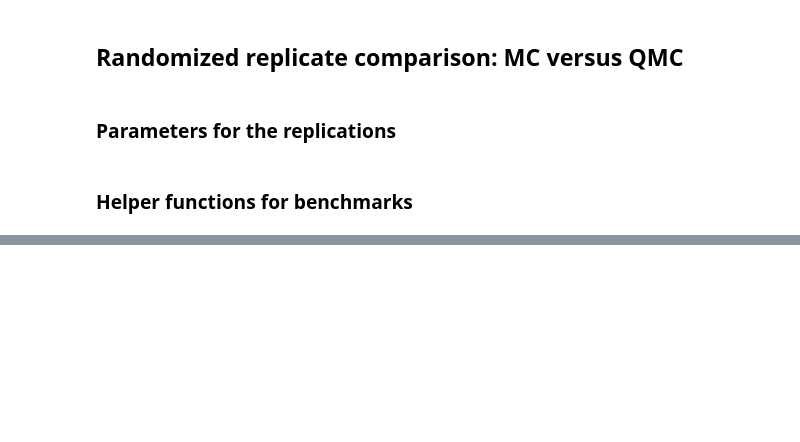
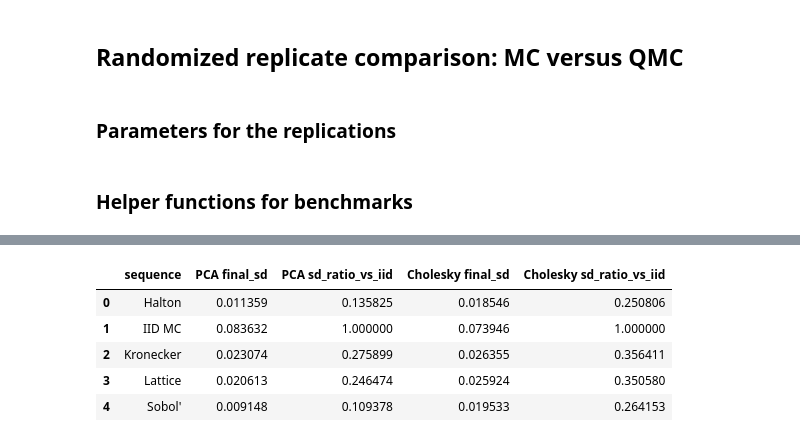
Before and after one commit to fjhickernell/MCQMC26, a Jupyter notebook: notebooks/MCQMC2026_UQ_Penalty_Example.ipynb, the cells around one changed output, grey strips where cells are left out. Drawn from its saved outputs; the diff is of its cells as text; code cells hidden in the pictures; blank space fills up the shorter version.

```diff
--- a/notebooks/MCQMC2026_UQ_Penalty_Example.ipynb
+++ b/notebooks/MCQMC2026_UQ_Penalty_Example.ipynb
@@ -216 +280,11 @@ plt.show()
+# %%
+def local_loss(g):
+    return np.maximum(g - threshold, 0.0)**2
+
+def spatial_risk(f_samples):
+    return np.trapezoid(local_loss(f_samples), x=t_grid, axis=-1)
+
+def risk_integrand_g(f_samples):
+    J = spatial_risk(f_samples)
+    return J**2
 # %% [markdown]
@@ -836,0 +630,15 @@ transforms[transform_key]["summary"]
+# %%
+summary_all = transforms["pca"]["summary"].merge(
+    transforms["chol"]["summary"],
+    on="sequence",
+    how="outer",
+)
+
+summary_all
+# %% [output]
+|  | sequence | PCA final_sd | PCA sd_ratio_vs_iid | Cholesky final_sd | Cholesky sd_ratio_vs_iid |
+| 0 | Halton | 0.011359 | 0.135825 | 0.018546 | 0.250806 |
+| 1 | IID MC | 0.083632 | 1.000000 | 0.073946 | 1.000000 |
+| 2 | Kronecker | 0.023074 | 0.275899 | 0.026355 | 0.356411 |
+| 3 | Lattice | 0.020613 | 0.246474 | 0.025924 | 0.350580 |
+| 4 | Sobol' | 0.009148 | 0.109378 | 0.019533 | 0.264153 |
```
Also changed, not shown: parts of 35 cells of this notebook, 8 other files.
